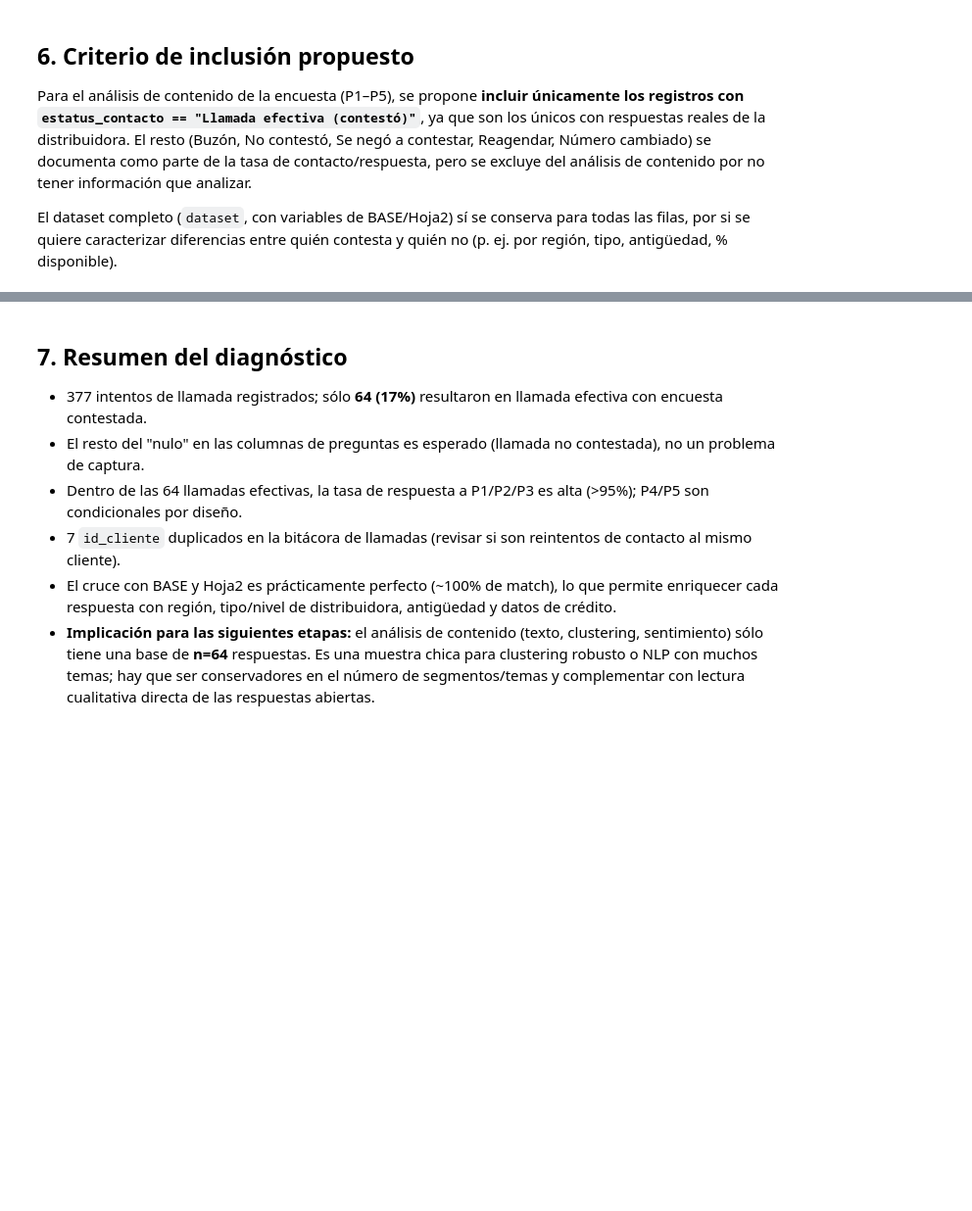
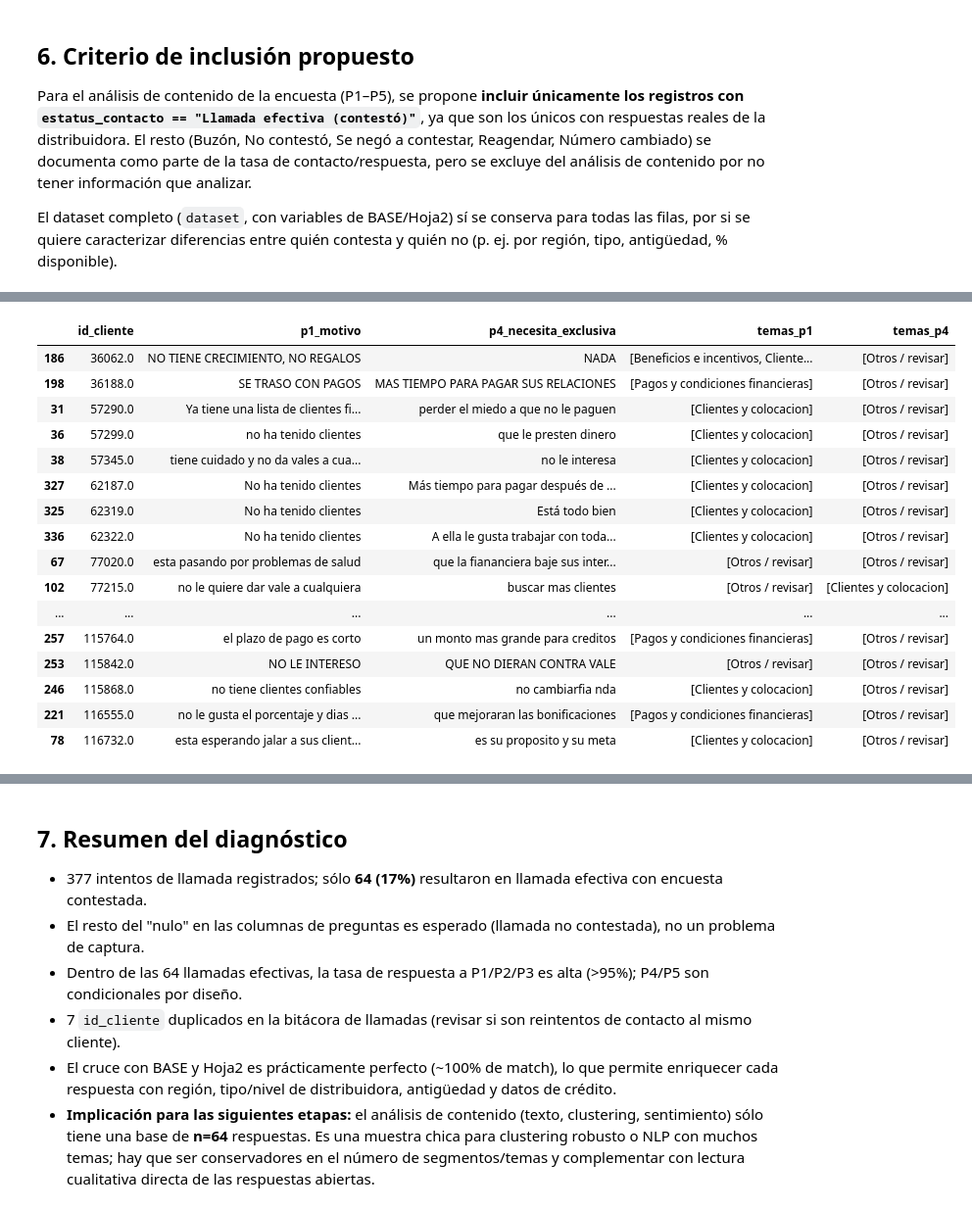
Before and after one commit to marifercc/cvv-encuestas-distribuidoras, a Jupyter notebook: notebooks/01_diagnostico_datos.ipynb, the cells around one changed output, grey strips where cells are left out. Shown at 98% size. Cells and saved outputs as stored; diff of their text form; code cells hidden in the pictures; blank space fills up the shorter version.

```diff
--- a/notebooks/01_diagnostico_datos.ipynb
+++ b/notebooks/01_diagnostico_datos.ipynb
@@ -188,0 +296,73 @@ Guardado: dataset_completo.csv (377 filas), dataset_encuestados.csv (64 filas)
+# %%
+import re
+
+TEMAS = {
+    "Pagos y condiciones financieras": [
+        "pago", "pagos", "dias", "días", "porcentaje", "interes", "interés",
+        "credito", "crédito", "saldo", "prestamo", "préstamo"
+    ],
+    "Atencion, gestoría y cobranza": [
+        "atencion", "atención", "servicio", "personal", "gerente", "gestoria",
+        "gestoría", "cobranza", "cobro", "apoyo"
+    ],
+    "Beneficios e incentivos": [
+        "regalo", "regalos", "premio", "puntos", "bonificacion", "bonificación",
+        "compensacion", "compensación", "beneficio"
+    ],
+    "Producto digital": ["digital", "vales digitales", "vale digital"],
+    "Clientes y colocacion": [
+        "cliente", "clientes", "crecimiento", "colocar", "colocacion", "colocación",
+        "ventas"
+    ],
+    "Salida o desinteres": [
+        "cerrar", "no quiere", "dejar", "trabajar mas", "trabajar más", "ya no"
+    ],
+}
+
+
+def normalizar_texto(valor):
+    if pd.isna(valor):
+        return ""
+    texto = str(valor).lower()
+    return re.sub(r"\s+", " ", texto).strip()
+
+
+def clasificar_temas(valor):
+    texto = normalizar_texto(valor)
+    if not texto:
+        return ["Sin respuesta"]
+    temas = [
+        tema
+        for tema, palabras in TEMAS.items()
+        if any(re.search(r"\b" + re.escape(palabra) + r"\b", texto) for palabra in palabras)
+    ]
+    return temas or ["Otros / revisar"]
+
+respuestas_tematizadas = respuestas_abiertas.copy()
+respuestas_tematizadas["temas_p1"] = respuestas_tematizadas["p1_motivo"].apply(clasificar_temas)
+respuestas_tematizadas["temas_p4"] = respuestas_tematizadas["p4_necesita_exclusiva"].apply(clasificar_temas)
+
+print("Temas en P1: motivos para no colocar")
+conteo_p1 = respuestas_tematizadas["temas_p1"].explode().value_counts().rename_axis("tema").reset_index(name="n")
+conteo_p1["porcentaje"] = (conteo_p1["n"] / len(respuestas_tematizadas) * 100).round(1)
+display(conteo_p1)
+
+print("Temas en P4: necesidades para trabajar en exclusiva")
+conteo_p4 = respuestas_tematizadas["temas_p4"].explode().value_counts().rename_axis("tema").reset_index(name="n")
+conteo_p4["porcentaje"] = (conteo_p4["n"] / len(respuestas_tematizadas) * 100).round(1)
+display(conteo_p4)
+
+# Casos que necesitan revisión manual antes de sacar conclusiones.
+casos_revision = respuestas_tematizadas[
+    respuestas_tematizadas["temas_p1"].apply(lambda temas: "Otros / revisar" in temas)
+    | respuestas_tematizadas["temas_p4"].apply(lambda temas: "Otros / revisar" in temas)
+]
+display(casos_revision[["id_cliente", "p1_motivo", "p4_necesita_exclusiva", "temas_p1", "temas_p4"]])
+
+# Guardar el borrador temático sin reemplazar la base original.
+respuestas_tematizadas_export = respuestas_tematizadas.copy()
+respuestas_tematizadas_export["temas_p1"] = respuestas_tematizadas_export["temas_p1"].apply(lambda temas: "; ".join(temas))
+respuestas_tematizadas_export["temas_p4"] = respuestas_tematizadas_export["temas_p4"].apply(lambda temas: "; ".join(temas))
+respuestas_tematizadas_export.to_csv("../data/processed/respuestas_tematizadas_borrador.csv", index=False)
+print("Guardado: respuestas_tematizadas_borrador.csv")
+# %% [output]
@@ -188,0 +388,17 @@ Guardado: dataset_completo.csv (377 filas), dataset_encuestados.csv (64 filas)
+|  | id_cliente | p1_motivo | p4_necesita_exclusiva | temas_p1 | temas_p4 |
+| 186 | 36062.0 | NO TIENE CRECIMIENTO, NO REGALOS | NADA | [Beneficios e incentivos, Cliente... | [Otros / revisar] |
+| 198 | 36188.0 | SE TRASO CON PAGOS | MAS TIEMPO PARA PAGAR SUS RELACIONES | [Pagos y condiciones financieras] | [Otros / revisar] |
+| 31 | 57290.0 | Ya tiene una lista de clientes fi... | perder el miedo a que no le paguen | [Clientes y colocacion] | [Otros / revisar] |
+| 36 | 57299.0 | no ha tenido clientes | que le presten dinero | [Clientes y colocacion] | [Otros / revisar] |
+| 38 | 57345.0 | tiene cuidado y no da vales a cua... | no le interesa | [Clientes y colocacion] | [Otros / revisar] |
+| 327 | 62187.0 | No ha tenido clientes | Más tiempo para pagar después de ... | [Clientes y colocacion] | [Otros / revisar] |
+| 325 | 62319.0 | No ha tenido clientes | Está todo bien | [Clientes y colocacion] | [Otros / revisar] |
+| 336 | 62322.0 | No ha tenido clientes | A ella le gusta trabajar con toda... | [Clientes y colocacion] | [Otros / revisar] |
+| 67 | 77020.0 | esta pasando por problemas de salud | que la fiananciera baje sus inter... | [Otros / revisar] | [Otros / revisar] |
+| 102 | 77215.0 | no le quiere dar vale a cualquiera | buscar mas clientes | [Otros / revisar] | [Clientes y colocacion] |
+| ... | ... | ... | ... | ... | ... |
+| 257 | 115764.0 | el plazo de pago es corto | un monto mas grande para creditos | [Pagos y condiciones financieras] | [Otros / revisar] |
+| 253 | 115842.0 | NO LE INTERESO | QUE NO DIERAN CONTRA VALE | [Otros / revisar] | [Otros / revisar] |
+| 246 | 115868.0 | no tiene clientes confiables | no cambiarfia nda | [Clientes y colocacion] | [Otros / revisar] |
+| 221 | 116555.0 | no le gusta el porcentaje y dias ... | que mejoraran las bonificaciones | [Pagos y condiciones financieras] | [Otros / revisar] |
+| 78 | 116732.0 | esta esperando jalar a sus client... | es su proposito y su meta | [Clientes y colocacion] | [Otros / revisar] |
```
Also changed, not shown: parts of 14 cells of this notebook, 4 other files.
